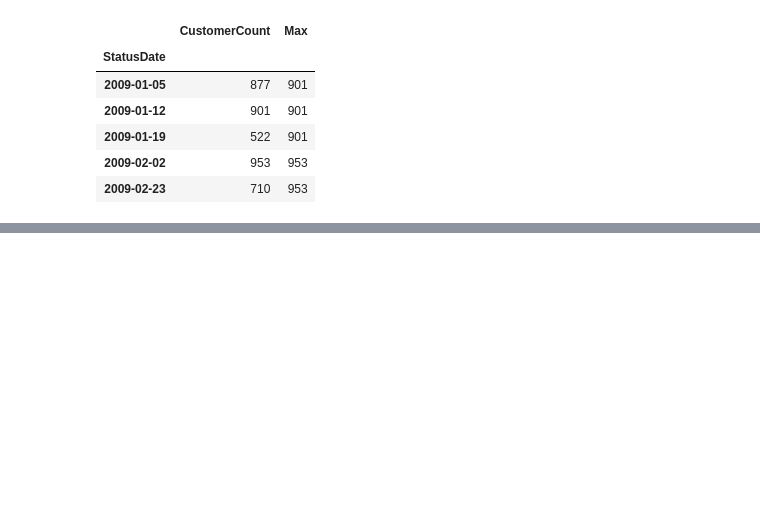
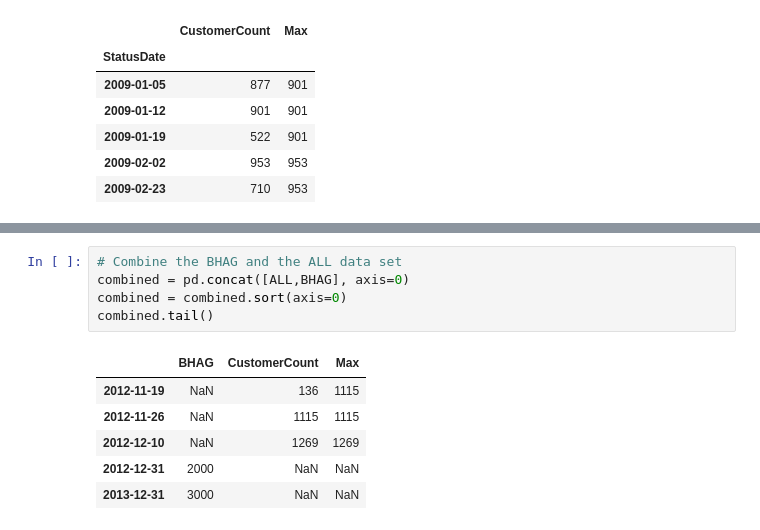
Before and after one commit to nickedes/Baby-science, a Jupyter notebook: Lessons/Lesson 3.ipynb, the cells around one changed output, grey strips where cells are left out. Drawn from its saved outputs; the diff is of its cells as text; blank space fills up the shorter version.

```diff
--- a/Lessons/Untitled.ipynb
+++ b/Lessons/Lesson 3.ipynb
@@ -223,0 +229,12 @@ BHAG
+# %%
+# Combine the BHAG and the ALL data set
+combined = pd.concat([ALL,BHAG], axis=0)
+combined = combined.sort(axis=0)
+combined.tail()
+# %% [output]
+|  | BHAG | CustomerCount | Max |
+| 2012-11-19 | NaN | 136 | 1115 |
+| 2012-11-26 | NaN | 1115 | 1115 |
+| 2012-12-10 | NaN | 1269 | 1269 |
+| 2012-12-31 | 2000 | NaN | NaN |
+| 2013-12-31 | 3000 | NaN | NaN |
```
Also changed, not shown: parts of 5 cells of this notebook.
